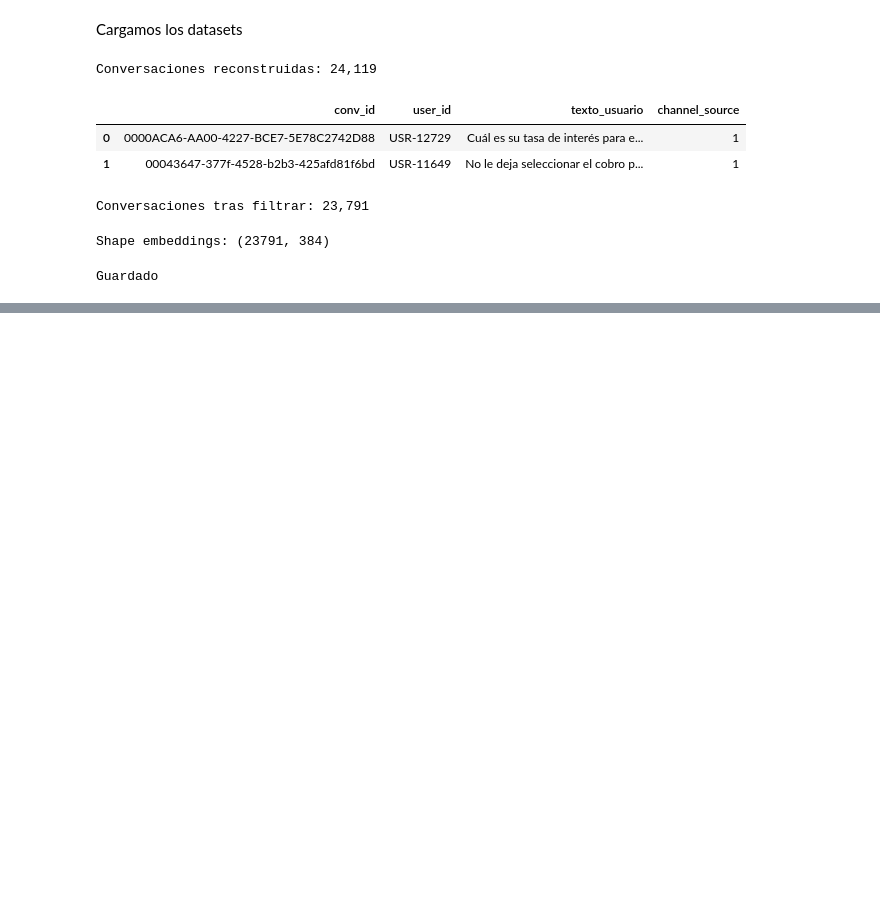
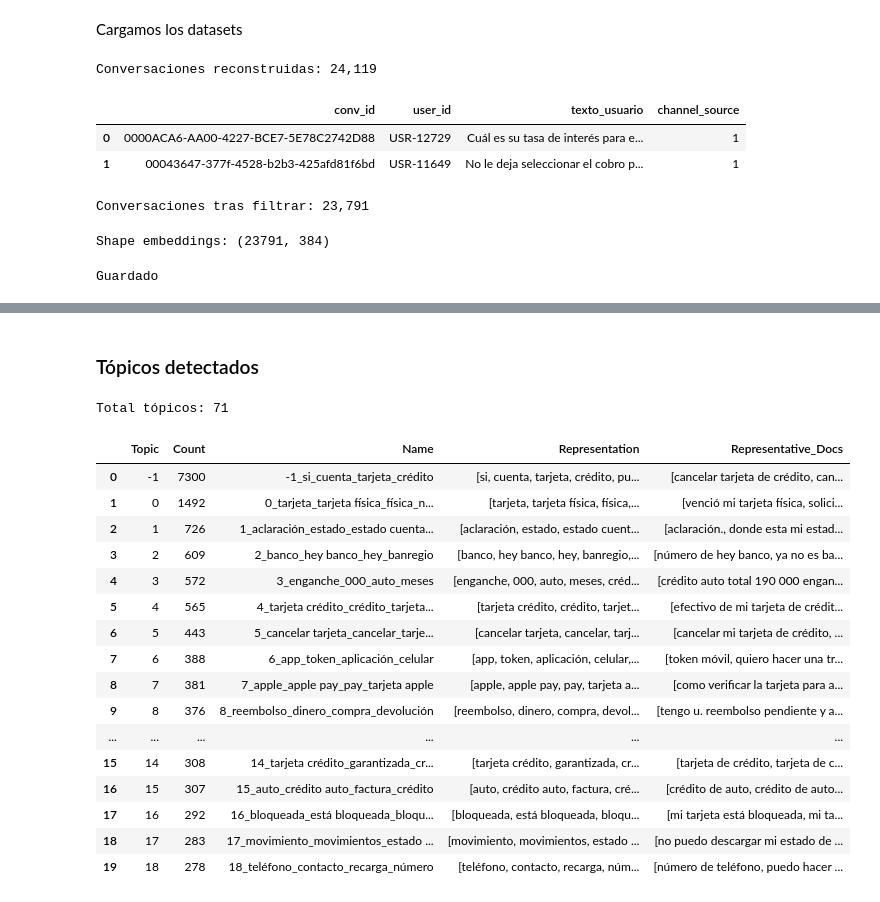
Before and after one commit to Alejandro-Alfaro-G/DAGA-RELOADED, a Jupyter notebook: scripts/embedding.ipynb, the cells around one changed output, grey strips where cells are left out. Cells and saved outputs as stored; diff of their text form; code cells hidden in the pictures; blank space fills up the shorter version.

```diff
--- a/scripts/embedding.ipynb
+++ b/scripts/embedding.ipynb
@@ -78,0 +121,24 @@ Guardado
+# %%
+from sklearn.feature_extraction.text import CountVectorizer
+
+# Stopwords en español + algunas específicas del dominio
+stopwords_es = [
+    "de", "la", "que", "el", "en", "y", "a", "los", "del", "se", "las",
+    "por", "un", "para", "con", "no", "una", "su", "al", "lo", "como",
+    "más", "pero", "sus", "le", "ya", "o", "este", "sí", "porque",
+    "esta", "entre", "cuando", "muy", "sin", "sobre", "también", "me",
+    "hasta", "hay", "donde", "quien", "desde", "todo", "nos", "durante",
+    "todos", "uno", "les", "ni", "contra", "otros", "ese", "eso", "ante",
+    "ellos", "e", "esto", "mí", "antes", "algunos", "qué", "unos", "yo",
+    "otro", "otras", "otra", "él", "tanto", "esa", "estos", "mucho",
+    "quienes", "nada", "muchos", "cual", "poco", "ella", "estar", "estas",
+    "algunas", "algo", "nosotros", "mi", "mis", "tú", "te", "ti", "tu",
+    "tus", "ellas", "nosotras", "vosotros", "vosotras", "os", "mío",
+    "mía", "míos", "mías", "tuyo", "tuya", "tuyos", "tuyas", "suyo",
+    "suya", "suyos", "suyas", "nuestro", "nuestra", "nuestros", "nuestras",
+    "vuestro", "vuestra", "vuestros", "vuestras", "esos", "esas",
+    "hola", "gracias", "buenos", "días", "buenas", "tardes", "noches"
+]
+
+vectorizer_model = CountVectorizer(stop_words=stopwords_es, ngram_range=(1, 2))
+print("Vectorizer listo")
@@ -78,0 +147,17 @@ Guardado
+# %%
+topic_model = BERTopic(
+    umap_model=umap_model,
+    hdbscan_model=hdbscan_model,
+    vectorizer_model=vectorizer_model,
+    language="multilingual",
+    calculate_probabilities=False,
+    verbose=True
+)
+
+topics, _ = topic_model.fit_transform(
+    documents=conv_full["texto_limpio"].tolist(),
+    embeddings=embeddings
+)
+
+print(f"\nTópicos detectados: {len(set(topics)) - 1}")  # -1 excluye outliers
+print(f"Conversaciones en outliers: {(np.array(topics) == -1).sum():,}")
@@ -78,0 +173,25 @@ Guardado
+# %% [markdown]
+### Tópicos detectados
+# %%
+info = topic_model.get_topic_info()
+print(f"Total tópicos: {len(info)}")
+info.head(20)
+# %% [output]
+Total tópicos: 71
+|  | Topic | Count | Name | Representation | Representative_Docs |
+| 0 | -1 | 7300 | -1_si_cuenta_tarjeta_crédito | [si, cuenta, tarjeta, crédito, pu... | [cancelar tarjeta de crédito, can... |
+| 1 | 0 | 1492 | 0_tarjeta_tarjeta física_física_n... | [tarjeta, tarjeta física, física,... | [venció mi tarjeta física, solici... |
+| 2 | 1 | 726 | 1_aclaración_estado_estado cuenta... | [aclaración, estado, estado cuent... | [aclaración., donde esta mi estad... |
+| 3 | 2 | 609 | 2_banco_hey banco_hey_banregio | [banco, hey banco, hey, banregio,... | [número de hey banco, ya no es ba... |
+| 4 | 3 | 572 | 3_enganche_000_auto_meses | [enganche, 000, auto, meses, créd... | [crédito auto total 190 000 engan... |
+| 5 | 4 | 565 | 4_tarjeta crédito_crédito_tarjeta... | [tarjeta crédito, crédito, tarjet... | [efectivo de mi tarjeta de crédit... |
+| 6 | 5 | 443 | 5_cancelar tarjeta_cancelar_tarje... | [cancelar tarjeta, cancelar, tarj... | [cancelar mi tarjeta de crédito, ... |
+| 7 | 6 | 388 | 6_app_token_aplicación_celular | [app, token, aplicación, celular,... | [token móvil, quiero hacer una tr... |
+| 8 | 7 | 381 | 7_apple_apple pay_pay_tarjeta apple | [apple, apple pay, pay, tarjeta a... | [como verificar la tarjeta para a... |
+| 9 | 8 | 376 | 8_reembolso_dinero_compra_devolución | [reembolso, dinero, compra, devol... | [tengo u. reembolso pendiente y a... |
+| ... | ... | ... | ... | ... | ... |
+| 15 | 14 | 308 | 14_tarjeta crédito_garantizada_cr... | [tarjeta crédito, garantizada, cr... | [tarjeta de crédito, tarjeta de c... |
+| 16 | 15 | 307 | 15_auto_crédito auto_factura_crédito | [auto, crédito auto, factura, cré... | [crédito de auto, crédito de auto... |
+| 17 | 16 | 292 | 16_bloqueada_está bloqueada_bloqu... | [bloqueada, está bloqueada, bloqu... | [mi tarjeta está bloqueada, mi ta... |
+| 18 | 17 | 283 | 17_movimiento_movimientos_estado ... | [movimiento, movimientos, estado ... | [no puedo descargar mi estado de ... |
+| 19 | 18 | 278 | 18_teléfono_contacto_recarga_número | [teléfono, contacto, recarga, núm... | [número de teléfono, puedo hacer ... |
```
Also changed, not shown: parts of 15 cells of this notebook, 1 other file.
